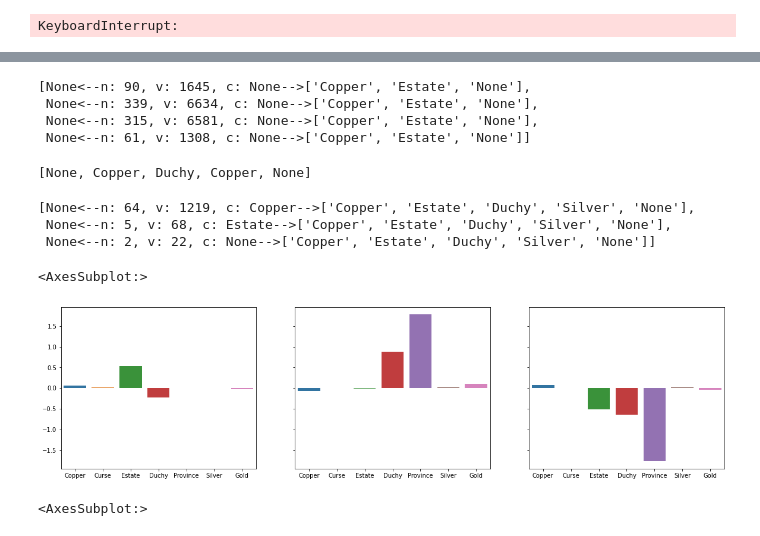
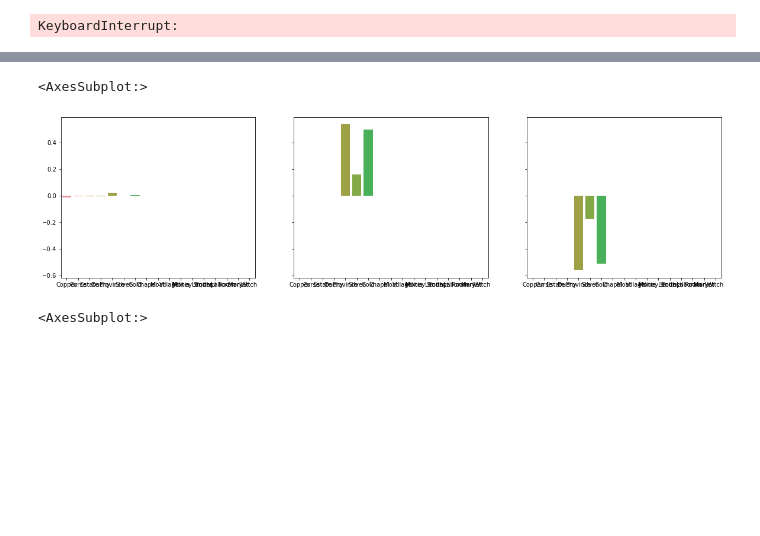
Before and after one commit to SpecificGenerality/PyDominion, a Jupyter notebook: notebooks/mcts_training.ipynb, the cells around one changed output, grey strips where cells are left out. Cells and saved outputs as stored; diff of their text form; code cells hidden in the pictures; blank space fills up the shorter version.

```diff
--- a/notebooks/mcts_training.ipynb
+++ b/notebooks/mcts_training.ipynb
@@ -25,7 +26,7 @@ model_dir = os.path.join(project_root, 'models')
 # %% [markdown]
 ## Full Dominion MCTS ##
 # %%
-tree_name = 'r-r-mcts-bm-100k-srat-base-default-ucb1-cdecay'
+tree_name = 'r-r-mcts-bm-warm-start-100k-srat-base-default-ucb1'
 rollout_name = 'mlog-10k-base-default-bm'
 tree_path = os.path.join(model_dir, tree_name)
 rollout_path = os.path.join(model_dir, rollout_name)
@@ -104,7 +80,7 @@ for ax in axes:
 # %%
 train_mcts(env=env, tree=tree, epochs=100000, train_epochs_interval=sys.maxsize, save_epochs=10000, path=tree_path, rollout_path=rollout_path, scoring='score_ratio')
 # %%
-tree = GameTree.load(path=tree_path, train=False)
+tree = GameTree.load(tree_path, train=False, _skip_level=False, selection='max')
 # %% [markdown]
 ## Sandbox MCTS Training ##
 # %%
@@ -122,10 +96,10 @@ train_y[train_y<0] = 0
 # %%
 # C = lambda x: max(1e-2, min(0.5, 1 / np.sqrt(x)))
-C = lambda x: max(1 / np.sqrt(x + 2), 0.1)
-# C = lambda x: 1
+# C = lambda x: max(1 / np.sqrt(x + 2), 0.1)
+C = lambda x: 1 / np.sqrt(2)
 tree = GameTree(train=True, C=C, selection='ucb1', _skip_level=False)
 # %%
-config = GameConfig(sandbox=True, num_players=2)
+config = GameConfig(sandbox=False, num_players=2, must_include=default_kingdom)
 # players = init_players(['UCT', 'DW'], tree=tree, rollout_type='mlog')
 player = init_players(['UCT'], tree=tree, rollout_type='mlog')[0]
 players = [player, player]
@@ -170,7 +136,0 @@ node = tree._root.children[0].children[0]
-# %%
-tree._root.children[0].children
-# %% [output]
-[None<--n: 90, v: 1645, c: None-->['Copper', 'Estate', 'None'],
- None<--n: 339, v: 6634, c: None-->['Copper', 'Estate', 'None'],
- None<--n: 315, v: 6581, c: None-->['Copper', 'Estate', 'None'],
- None<--n: 61, v: 1308, c: None-->['Copper', 'Estate', 'None']]
@@ -179,10 +136,0 @@ L = get_most_visited_paths_at_depth(node, 4, 10)
-# %%
-get_buy_sequence(L[3])
-# %% [output]
-[None, Copper, Duchy, Copper, None]
-# %%
-node.children[2].children
-# %% [output]
-[None<--n: 64, v: 1219, c: Copper-->['Copper', 'Estate', 'Duchy', 'Silver', 'None'],
- None<--n: 5, v: 68, c: Estate-->['Copper', 'Estate', 'Duchy', 'Silver', 'None'],
- None<--n: 2, v: 22, c: None-->['Copper', 'Estate', 'Duchy', 'Silver', 'None']]
@@ -193,20 +137,19 @@ plot_model = load(model_path)
 # %%
-i=1
+i=8
 plot_model = player.rollout.models[i]
-# plot_model = model
 
-agent_weights = plot_model.coef_[0][7:14]
-opp_weights = plot_model.coef_[0][14:]
-supply_weights = plot_model.coef_[0][:7]
-# cards = list(env.game.state.feature.idxs.keys())
+agent_weights = plot_model.coef_[0][17:34]
+opp_weights = plot_model.coef_[0][34:]
+supply_weights = plot_model.coef_[0][:17]
+cards = [str(k()) for k in env.game.state.feature.idxs]
 
 f, axes = plt.subplots(1,3, figsize=(20, 5), sharey='all')
 sns.barplot(x=cards, y=supply_weights, ax=axes[0])
 sns.barplot(x=cards, y=agent_weights, ax=axes[1])
 sns.barplot(x=cards, y=opp_weights, ax=axes[2])
 # %% [output]
 <AxesSubplot:>
-[figure, old version]
+[figure, new version]
 # %%
 agent_weights_comp = plot_model.coef_[0][7:14]
 opp_weights_comp = plot_model.coef_[0][14:]
```
Also changed, not shown: parts of 18 cells of this notebook, 4 other files.
